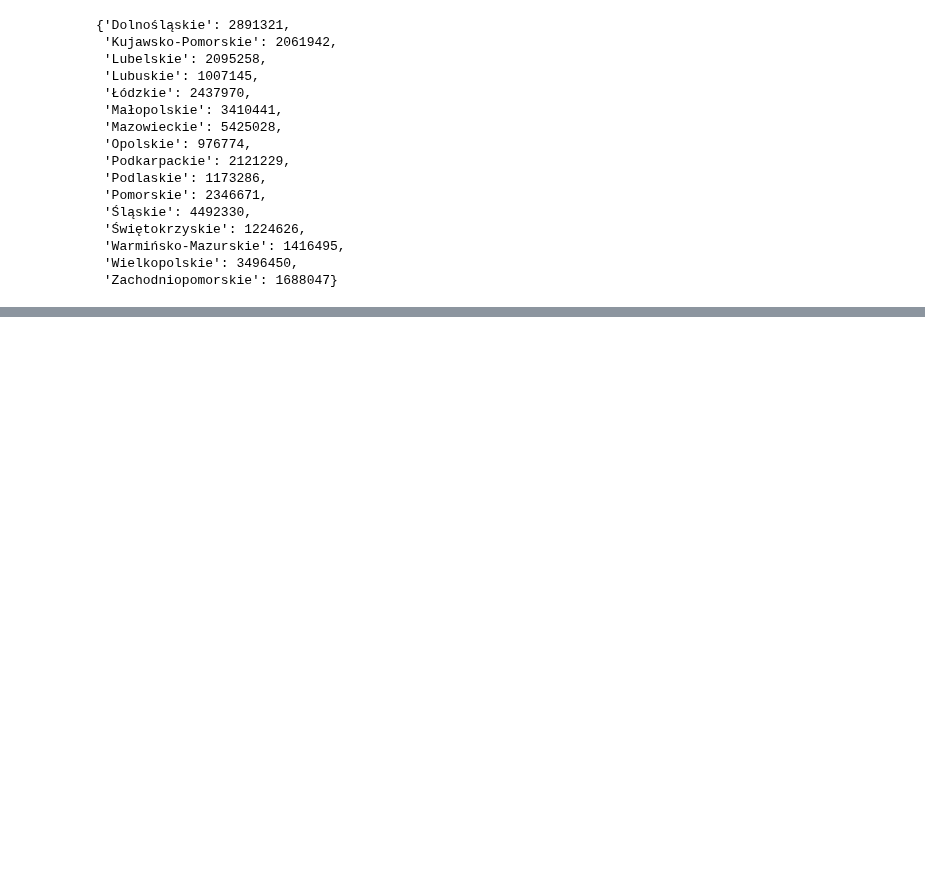
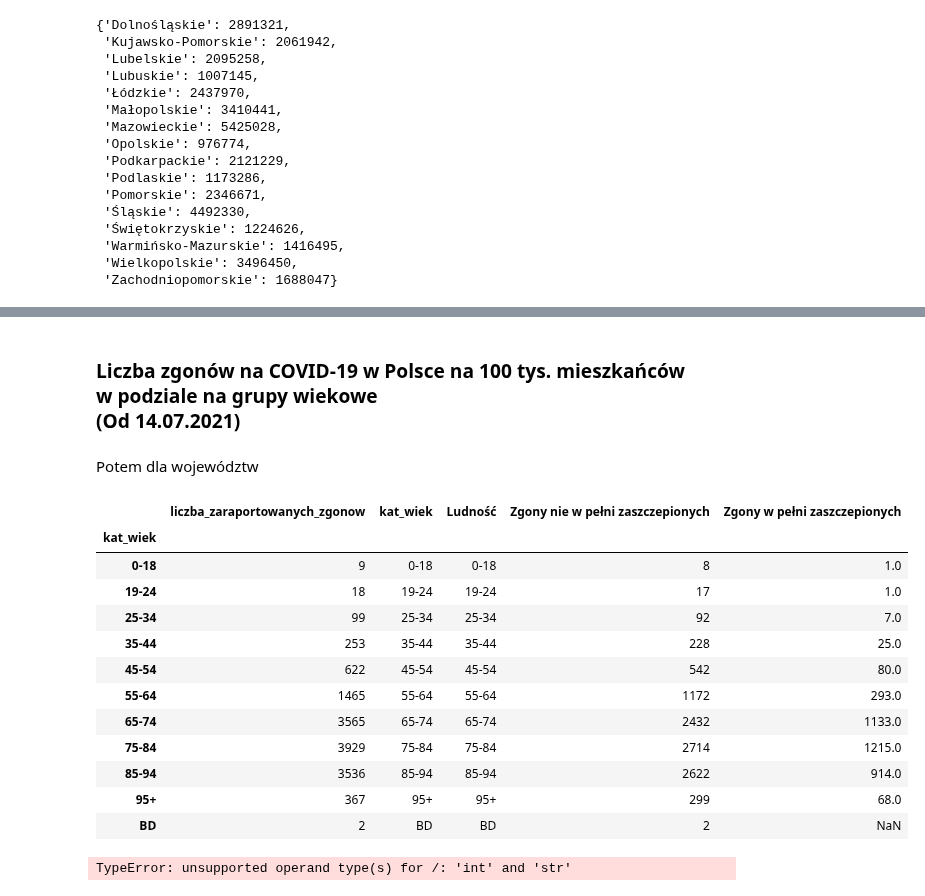
Before and after one commit to anuszka/govpl, a Jupyter notebook: basiw/basiw02.ipynb, the cells around one changed output, grey strips where cells are left out. Cells and saved outputs as stored; diff of their text form; code cells hidden in the pictures; blank space fills up the shorter version.

```diff
--- a/basiw/basiw02.ipynb
+++ b/basiw/basiw02.ipynb
@@ -865,3 +833,59 @@ from_date = datetime.date(2021,7,14)
 
 df = prepare_df1(dfd, from_date)
 plot_df1(from_date, df)
+# %% [markdown]
+### Liczba zgonów na COVID-19 w Polsce na 100 tys. mieszkańców<br> w podziale na grupy wiekowe<br> (Od 14.07.2021)
+# %% [markdown]
+Potem dla województw
+# %%
+def group_by(base_df: pd.DataFrame, col: str) -> pd.DataFrame:
+   df = base_df.groupby(col).sum()
+   df.drop(['wiek', 'teryt_pow', 'teryt_woj'], axis = 'columns' , inplace=True)
+   df[col] = df.index
+   df['Ludność'] = df[col].replace(pop_dict)
+   # df
+
+   Q = f'(w_pelni_zaszczepiony == "N")'
+
+   df1 = base_df.query(Q).groupby(col).sum()
+   df1.drop(['wiek', 'teryt_pow', 'teryt_woj'], axis = 'columns' , inplace=True)
+   df['Zgony nie w pełni zaszczepionych'] = df1
+
+   Q = f'(w_pelni_zaszczepiony == "T")'
+
+   df1 = base_df.query(Q).groupby(col).sum()
+   df1.drop(['wiek', 'teryt_pow', 'teryt_woj'], axis = 'columns' , inplace=True)
+   df['Zgony w pełni zaszczepionych'] = df1
+   return df
+
+
+def prepare_df2(deaths_df: pd.DataFrame, col: str, from_date : datetime.date) -> pd.DataFrame:
+   base_df = deaths_df[deaths_df['data_rap_zgonu'] >= pd.to_datetime(from_date)]
+
+   df = group_by(base_df, col)
+   display(df)
+
+   df['Zgony nie w pełni zaszczepionych na 100 tys. mieszkańców'] = df['Zgony nie w pełni zaszczepionych'] / df['Ludność'] * 1e5
+   df['Zgony w pełni zaszczepionych na 100 tys. mieszkańców'] = df['Zgony w pełni zaszczepionych'] / df['Ludność'] * 1e5
+
+   df = df.sort_values(['Zgony nie w pełni zaszczepionych na 100 tys. mieszkańców'], ascending=False)
+   return df
+# %%
+from_date = datetime.date(2021,7,14)
+
+df = prepare_df2(dfd, 'kat_wiek', from_date)
+# %% [output]
+|  | liczba_zaraportowanych_zgonow | kat_wiek | Ludność | Zgony nie w pełni zaszczepionych | Zgony w pełni zaszczepionych |
+| kat_wiek |  |  |  |  |  |
+| 0-18 | 9 | 0-18 | 0-18 | 8 | 1.0 |
+| 19-24 | 18 | 19-24 | 19-24 | 17 | 1.0 |
+| 25-34 | 99 | 25-34 | 25-34 | 92 | 7.0 |
+| 35-44 | 253 | 35-44 | 35-44 | 228 | 25.0 |
+| 45-54 | 622 | 45-54 | 45-54 | 542 | 80.0 |
+| 55-64 | 1465 | 55-64 | 55-64 | 1172 | 293.0 |
+| 65-74 | 3565 | 65-74 | 65-74 | 2432 | 1133.0 |
+| 75-84 | 3929 | 75-84 | 75-84 | 2714 | 1215.0 |
+| 85-94 | 3536 | 85-94 | 85-94 | 2622 | 914.0 |
+| 95+ | 367 | 95+ | 95+ | 299 | 68.0 |
+| BD | 2 | BD | BD | 2 | NaN |
+TypeError: unsupported operand type(s) for /: 'int' and 'str'
```
Also changed, not shown: parts of 4 cells of this notebook.
